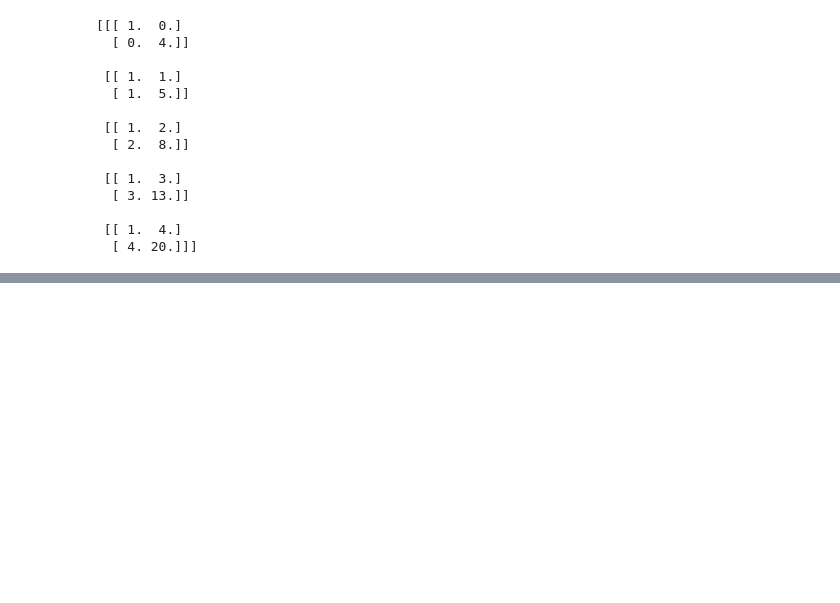
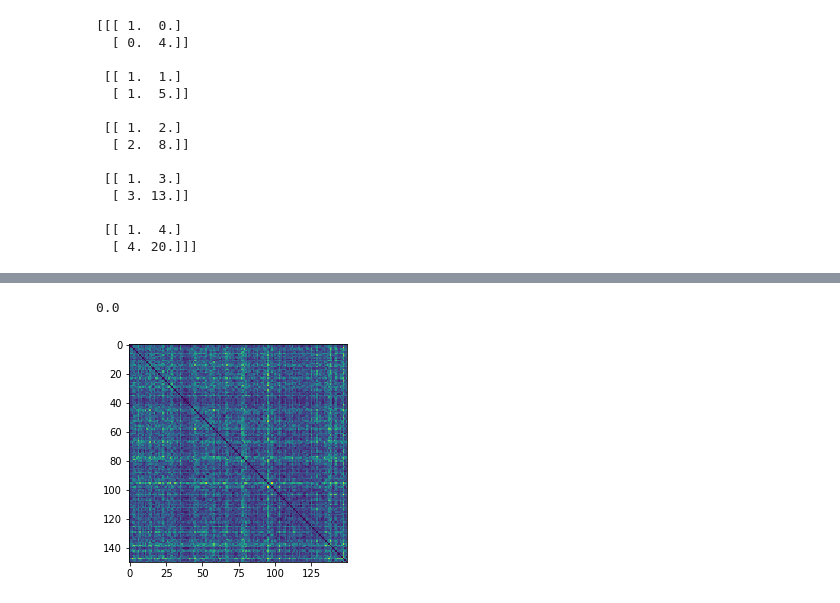
Before and after one commit to lihenryhfl/SpectralVAEGAN, a Jupyter notebook: src/applications/einsum_experiments.ipynb, the cells around one changed output, grey strips where cells are left out. Saved outputs shown, nothing was run; the diff lists cells and outputs as text; code cells hidden in the pictures; blank space fills up the shorter version.

```diff
--- a/src/applications/einsum_experiments.ipynb
+++ b/src/applications/einsum_experiments.ipynb
@@ -217,0 +238,23 @@ a.shape
+# %%
+# test if our home-made distance function is correct
+import numpy as np
+from scipy.spatial.distance import cdist
+
+d = 10
+n_A = 150
+n_B = 320
+A = np.random.normal(size=(n_A, d))
+B = np.random.normal(size=(n_B, d))
+
+def pairwise_dists(A, B):
+    r_A, r_B = np.sum(A*A, 1), np.sum(B*B, 1)
+
+    # turn r into column vector
+    r_A, r_B = np.reshape(r_A, [-1, 1]), np.reshape(r_B, [-1, 1])
+    D = r_A - 2 * np.matmul(A, B.T) + np.transpose(r_B)
+
+    return D
+
+D1 = np.sqrt(pairwise_dists(A, B))
+D2 = cdist(A, B)
+print(np.linalg.norm(D1 - D2))
@@ -217,0 +287,25 @@ a.shape
+# %%
+D = pairwise_dists(A, A) + 1e-6
+
+k = 1
+vals, idxs = tf.nn.top_k(-D, k=k)
+range_A = tf.expand_dims(tf.range(idxs.shape[0]), -1)
+p = tf.expand_dims(tf.random.uniform(shape=(tf.shape(idxs)[0],), maxval=k, dtype=tf.dtypes.int32), -1)
+p = tf.concat([range_A, p], axis=1)
+idx = tf.gather_nd(idxs, p)
+idx = tf.expand_dims(idx, -1)
+A_ = tf.gather_nd(A, idx)
+RES = tf.linalg.norm(A_ - A)
+
+with tf.Session() as sess:
+    RES_ = sess.run(RES)
+
+print(RES_)
+# %% [output]
+0.0
+# %%
+import matplotlib.pyplot as plt
+plt.imshow(D)
+plt.show()
+# %% [output]
+[figure, added]
```
Also changed, not shown: parts of 9 cells of this notebook, 2 other files.
